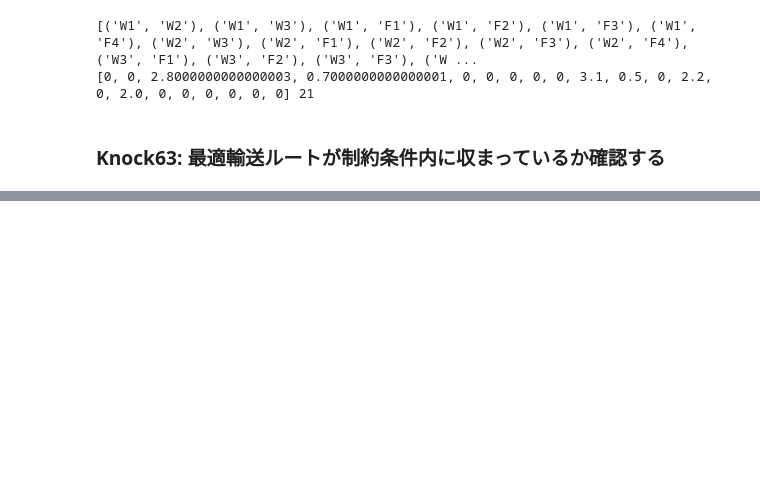
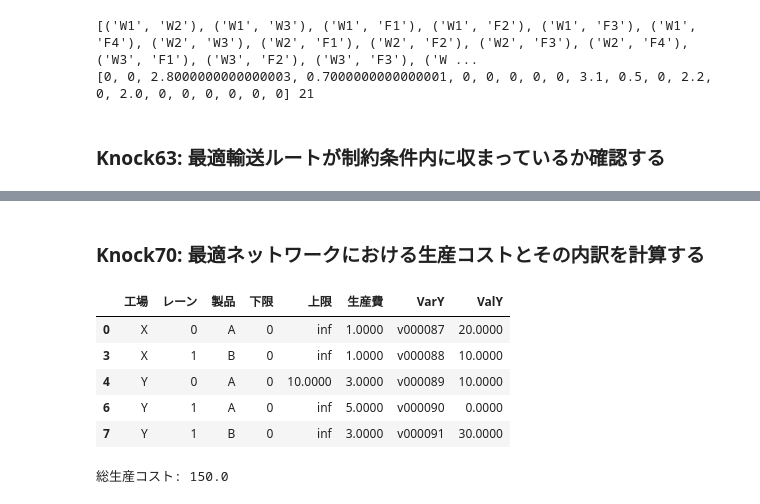
Before and after one commit to ginmaruGH/python-practical-data-analysis-100knocks, a Jupyter notebook: ch07/ch-7.ipynb, the cells around one changed output, grey strips where cells are left out. Drawn from its saved outputs; the diff is of its cells as text; code cells hidden in the pictures; blank space fills up the shorter version.

```diff
--- a/ch07/ch-7.ipynb
+++ b/ch07/ch-7.ipynb
@@ -237,0 +591,19 @@ print(edge_weights, len(edge_weights))
+# %% [markdown]
+### Knock70: 最適ネットワークにおける生産コストとその内訳を計算する
+# %%
+# 生産コストの計算
+
+display(production_table)
+product_cost = 0
+for i in range(len(production_table.index)):
+    product_cost += production_table["生産費"].iloc[i] * production_table["ValY"].iloc[i]
+
+print(f"総生産コスト: {product_cost}")
+# %% [output]
+|  | 工場 | レーン | 製品 | 下限 | 上限 | 生産費 | VarY | ValY |
+| 0 | X | 0 | A | 0 | inf | 1.0000 | v000087 | 20.0000 |
+| 3 | X | 1 | B | 0 | inf | 1.0000 | v000088 | 10.0000 |
+| 4 | Y | 0 | A | 0 | 10.0000 | 3.0000 | v000089 | 10.0000 |
+| 6 | Y | 1 | A | 0 | inf | 5.0000 | v000090 | 0.0000 |
+| 7 | Y | 1 | B | 0 | inf | 3.0000 | v000091 | 30.0000 |
+総生産コスト: 150.0
```
Also changed, not shown: parts of 29 cells of this notebook.
